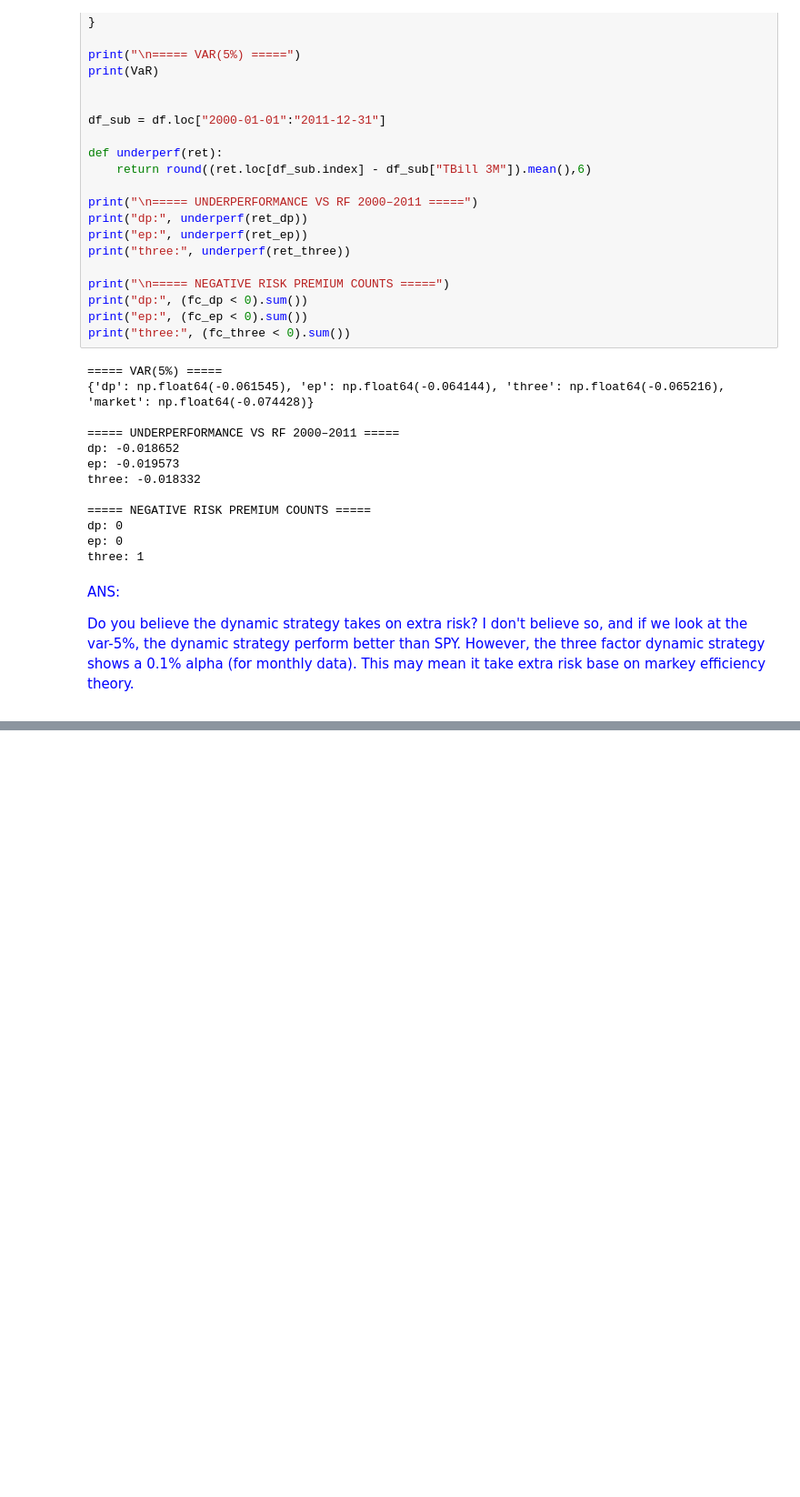
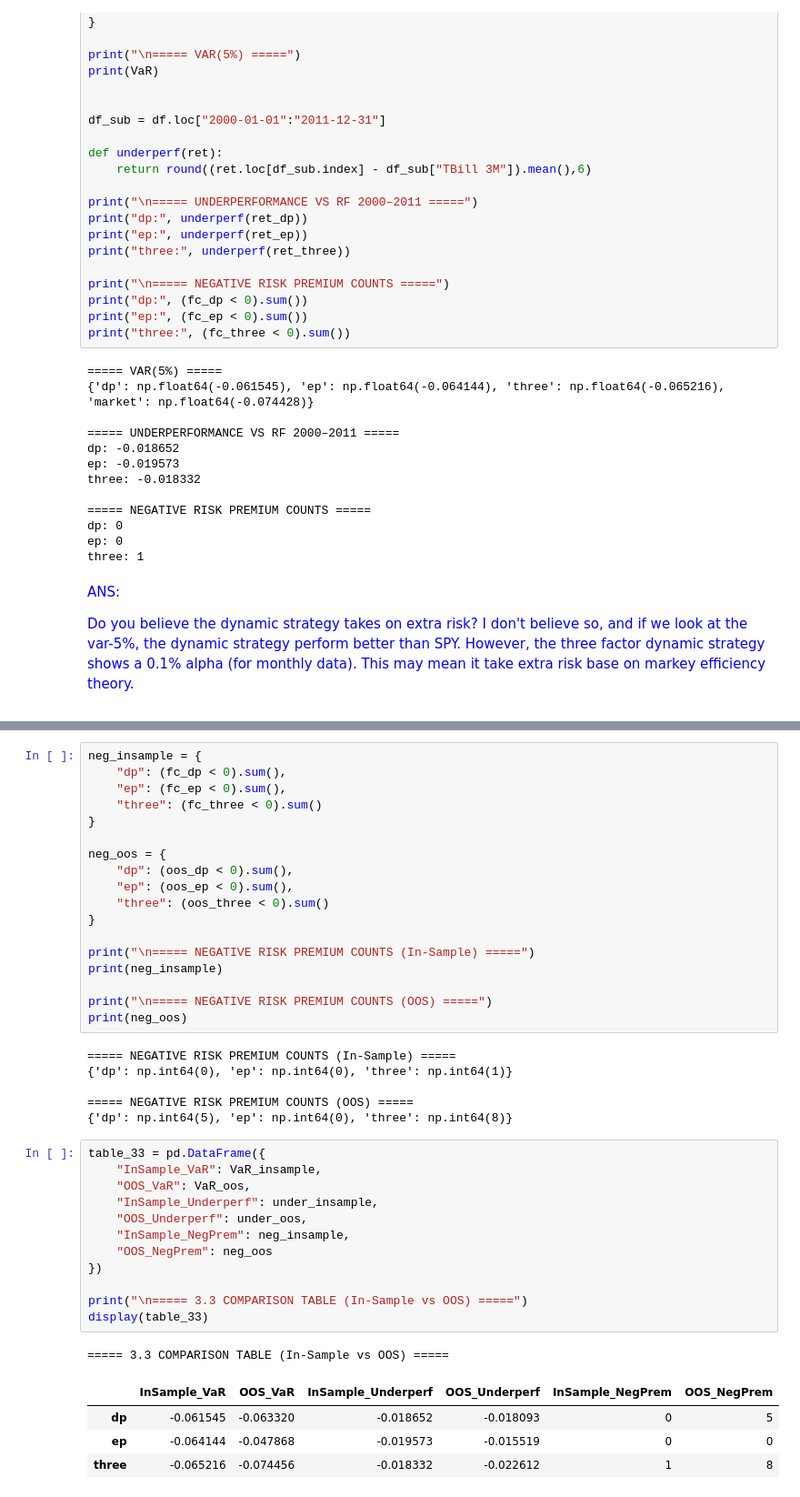
Before and after one commit to c33git/FINM36700-Group-C-18, a Jupyter notebook: Homework 7/Hsiao-Chi.ipynb, the cells around one changed output, grey strips where cells are left out. Shown: that part at 91% size. Cells and saved outputs as stored; diff of their text form; blank space fills up the shorter version.

```diff
--- a/Homework 7/Hsiao-Chi.ipynb
+++ b/Homework 7/Hsiao-Chi.ipynb
@@ -427,0 +679,42 @@ However, the three factor dynamic strategy shows a 0.1% alpha (for monthly data)
+# %%
+neg_insample = {
+    "dp": (fc_dp < 0).sum(),
+    "ep": (fc_ep < 0).sum(),
+    "three": (fc_three < 0).sum()
+}
+
+neg_oos = {
+    "dp": (oos_dp < 0).sum(),
+    "ep": (oos_ep < 0).sum(),
+    "three": (oos_three < 0).sum()
+}
+
+print("\n===== NEGATIVE RISK PREMIUM COUNTS (In-Sample) =====")
+print(neg_insample)
+
+print("\n===== NEGATIVE RISK PREMIUM COUNTS (OOS) =====")
+print(neg_oos)
+# %% [output]
+===== NEGATIVE RISK PREMIUM COUNTS (In-Sample) =====
+{'dp': np.int64(0), 'ep': np.int64(0), 'three': np.int64(1)}
+
+===== NEGATIVE RISK PREMIUM COUNTS (OOS) =====
+{'dp': np.int64(5), 'ep': np.int64(0), 'three': np.int64(8)}
+# %%
+table_33 = pd.DataFrame({
+    "InSample_VaR": VaR_insample,
+    "OOS_VaR": VaR_oos,
+    "InSample_Underperf": under_insample,
+    "OOS_Underperf": under_oos,
+    "InSample_NegPrem": neg_insample,
+    "OOS_NegPrem": neg_oos
+})
+
+print("\n===== 3.3 COMPARISON TABLE (In-Sample vs OOS) =====")
+display(table_33)
+# %% [output]
+===== 3.3 COMPARISON TABLE (In-Sample vs OOS) =====
+|  | InSample_VaR | OOS_VaR | InSample_Underperf | OOS_Underperf | InSample_NegPrem | OOS_NegPrem |
+| dp | -0.061545 | -0.063320 | -0.018652 | -0.018093 | 0 | 5 |
+| ep | -0.064144 | -0.047868 | -0.019573 | -0.015519 | 0 | 0 |
+| three | -0.065216 | -0.074456 | -0.018332 | -0.022612 | 1 | 8 |
```
Also changed, not shown: parts of 9 cells of this notebook.
